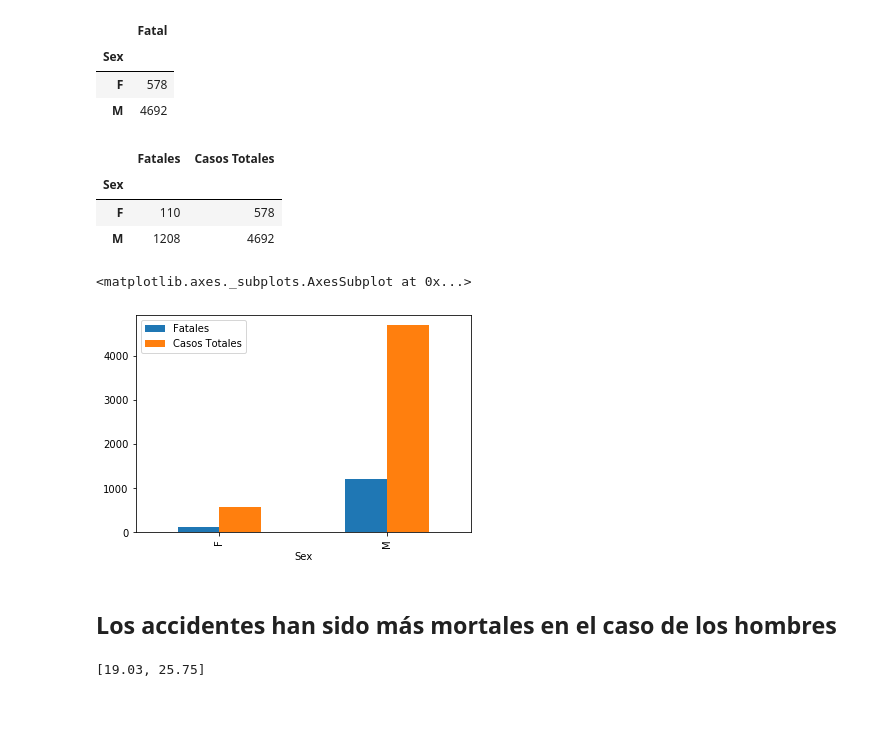
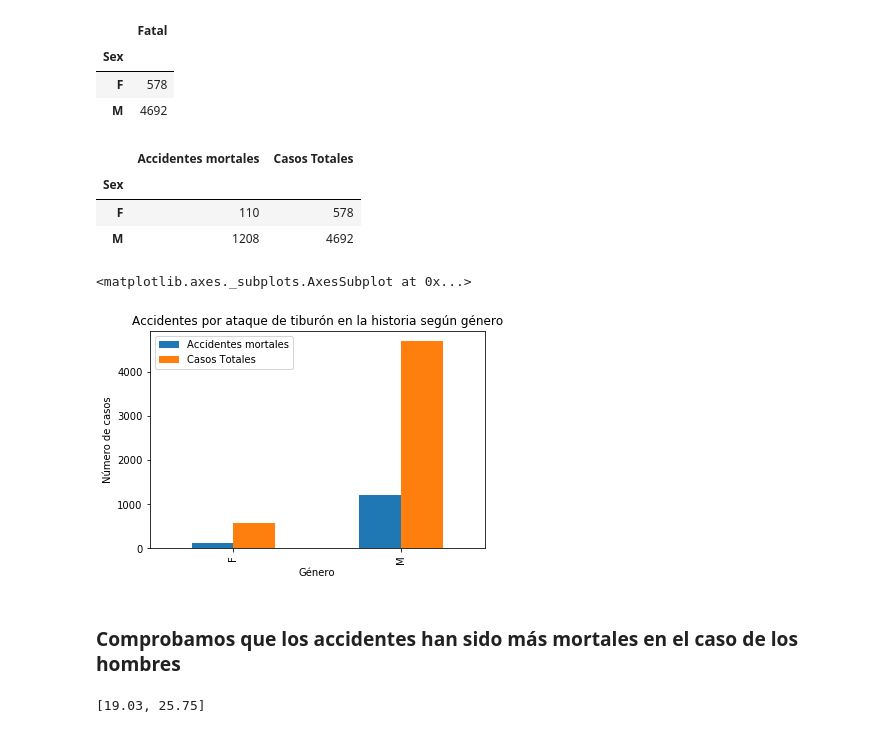
Before and after one commit to silviaherf/data-cleaning-pandas, a Jupyter notebook: Sharks_analysis.ipynb, the cells around one changed output. Drawn from its saved outputs; the diff is of its cells as text; code cells hidden in the pictures.

```diff
--- a/Sharks_analysis.ipynb
+++ b/Sharks_analysis.ipynb
@@ -347,20 +517,20 @@ display(tabla_sexo)
 | M | 4692 |
 # %%
 tablas= pd.concat([tabla_fatal,tabla_sexo], axis=1)
-tablas.columns = ["Fatales","Casos Totales"]
+tablas.columns = ["Accidentes mortales","Casos Totales"]
 tablas
 # %% [output]
-|  | Fatales | Casos Totales |
+|  | Accidentes mortales | Casos Totales |
 | Sex |  |  |
 | F | 110 | 578 |
 | M | 1208 | 4692 |
-# %%
-tablas.plot.bar()
-# %% [output]
-<matplotlib.axes._subplots.AxesSubplot at 0x...>
-[figure, removed]
+# %%
+tablas.plot.bar(title='Accidentes por ataque de tiburón en la historia según género' ,xlabel='Género',ylabel= "Número de casos")
+# %% [output]
+<matplotlib.axes._subplots.AxesSubplot at 0x...>
+[figure, added]
 # %% [markdown]
-## Los accidentes han sido más mortales en el caso de los hombres
+### Comprobamos que los accidentes han sido más mortales en el caso de los hombres
 # %%
 fatalFperc=tabla_fatal.Case.F.sum()/tabla_sexo.Fatal.F.sum()
 fatalMperc=tabla_fatal.Case.M.sum()/tabla_sexo.Fatal.M.sum()
```
Also changed, not shown: parts of 25 cells of this notebook.
